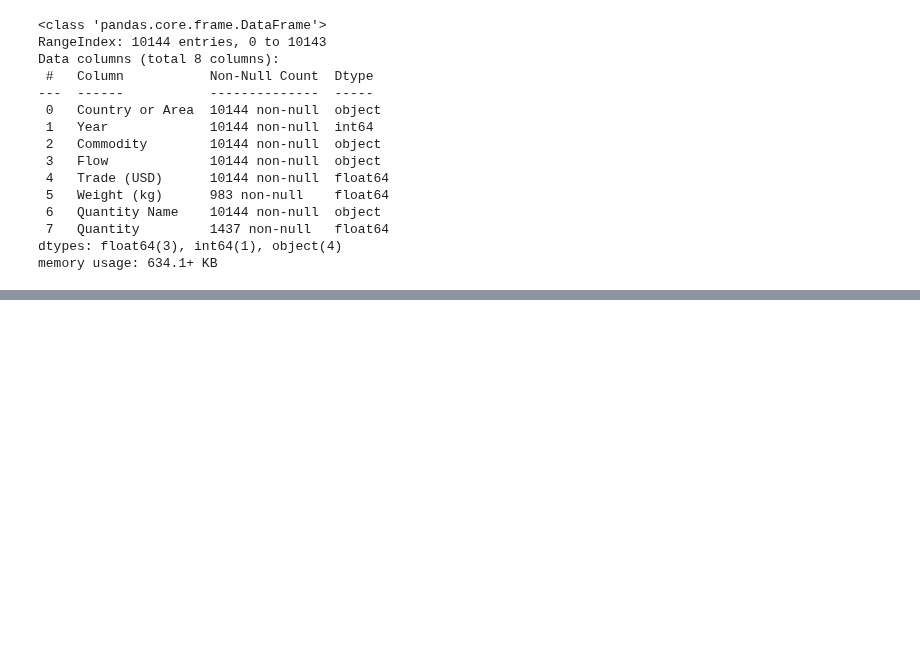
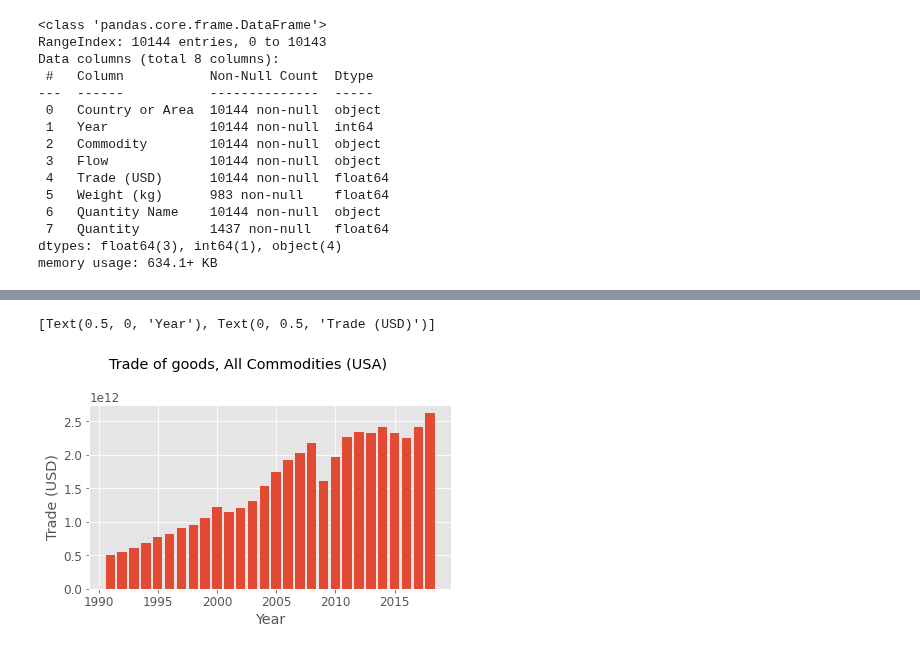
Before and after one commit to eldrigeampong/Data-Science, a Jupyter notebook: UN/Commodity Trade Statistics Database/proj1.ipynb, the cells around one changed output, grey strips where cells are left out. Cells and saved outputs as stored; diff of their text form; code cells hidden in the pictures; blank space fills up the shorter version.

```diff
--- a/UN/Commodity Trade Statistics Database/proj1.ipynb
+++ b/UN/Commodity Trade Statistics Database/proj1.ipynb
@@ -380,0 +254,3 @@ cnt_area_grp.get_group('Italy').head()
+# %%
+df_USA = country_area_grouped[['Year', 'Flow', 'Trade (USD)']].get_group('USA')
+df_USA
@@ -380,0 +271,13 @@ cnt_area_grp.get_group('Italy').head()
+# %%
+x = df_USA['Year']
+y = df_USA['Trade (USD)']
+z = df_USA['Flow']
+
+fig, ax = plt.subplots()
+fig.suptitle('Trade of goods, All Commodities (USA)')
+
+ax.bar(x, y)
+ax.set(xlabel='Year', ylabel='Trade (USD)')
+# %% [output]
+[Text(0.5, 0, 'Year'), Text(0, 0.5, 'Trade (USD)')]
+[figure, added]
```
Also changed, not shown: parts of 49 cells of this notebook, 1 other file.
